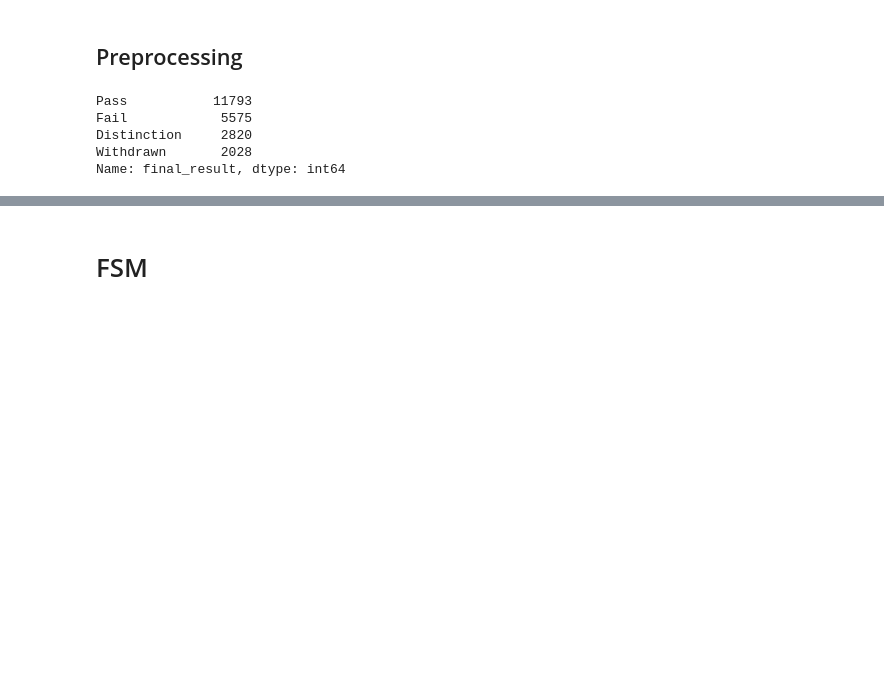
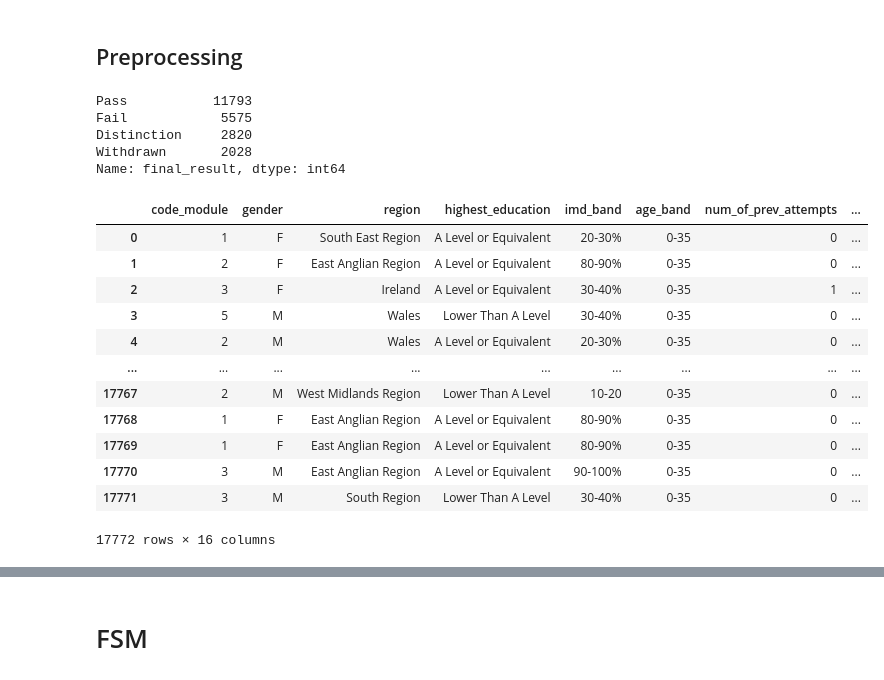
Before and after one commit to Caellwyn/ou_student_predictions, a Jupyter notebook: notebooks/FSM.ipynb, the cells around one changed output, grey strips where cells are left out. Saved outputs shown, nothing was run; the diff lists cells and outputs as text; code cells hidden in the pictures; blank space fills up the shorter version.

```diff
--- a/notebooks/FSM.ipynb
+++ b/notebooks/FSM.ipynb
@@ -67,0 +66,16 @@ Name: final_result, dtype: int64
+# %%
+X_train
+# %% [output]
+|  | code_module | gender | region | highest_education | imd_band | age_band | num_of_prev_attempts | ... |
+| 0 | 1 | F | South East Region | A Level or Equivalent | 20-30% | 0-35 | 0 | ... |
+| 1 | 2 | F | East Anglian Region | A Level or Equivalent | 80-90% | 0-35 | 0 | ... |
+| 2 | 3 | F | Ireland | A Level or Equivalent | 30-40% | 0-35 | 1 | ... |
+| 3 | 5 | M | Wales | Lower Than A Level | 30-40% | 0-35 | 0 | ... |
+| 4 | 2 | M | Wales | A Level or Equivalent | 20-30% | 0-35 | 0 | ... |
+| ... | ... | ... | ... | ... | ... | ... | ... | ... |
+| 17767 | 2 | M | West Midlands Region | Lower Than A Level | 10-20 | 0-35 | 0 | ... |
+| 17768 | 1 | F | East Anglian Region | A Level or Equivalent | 80-90% | 0-35 | 0 | ... |
+| 17769 | 1 | F | East Anglian Region | A Level or Equivalent | 80-90% | 0-35 | 0 | ... |
+| 17770 | 3 | M | East Anglian Region | A Level or Equivalent | 90-100% | 0-35 | 0 | ... |
+| 17771 | 3 | M | South Region | Lower Than A Level | 30-40% | 0-35 | 0 | ... |
+17772 rows × 16 columns
```
Also changed, not shown: parts of 9 cells of this notebook, 3 other files.
